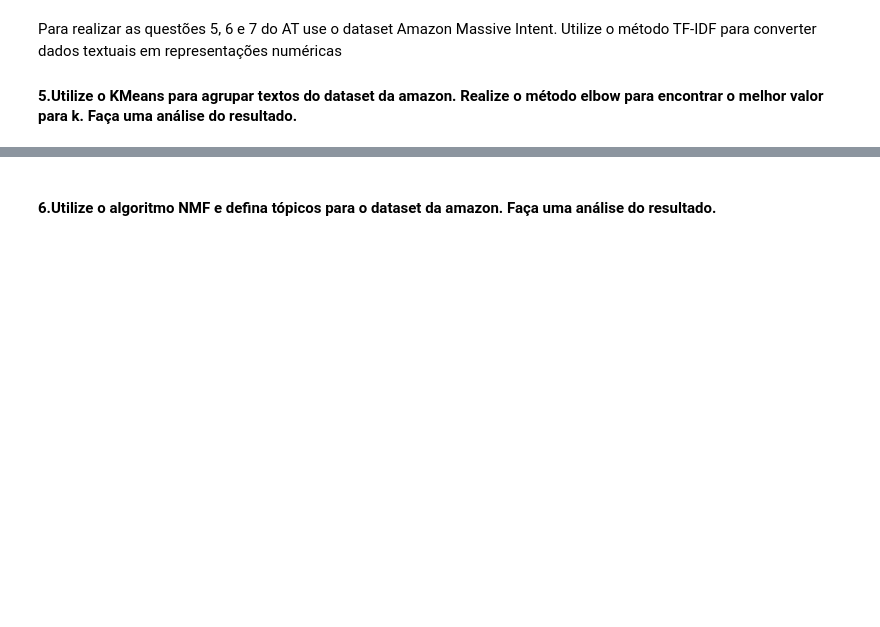
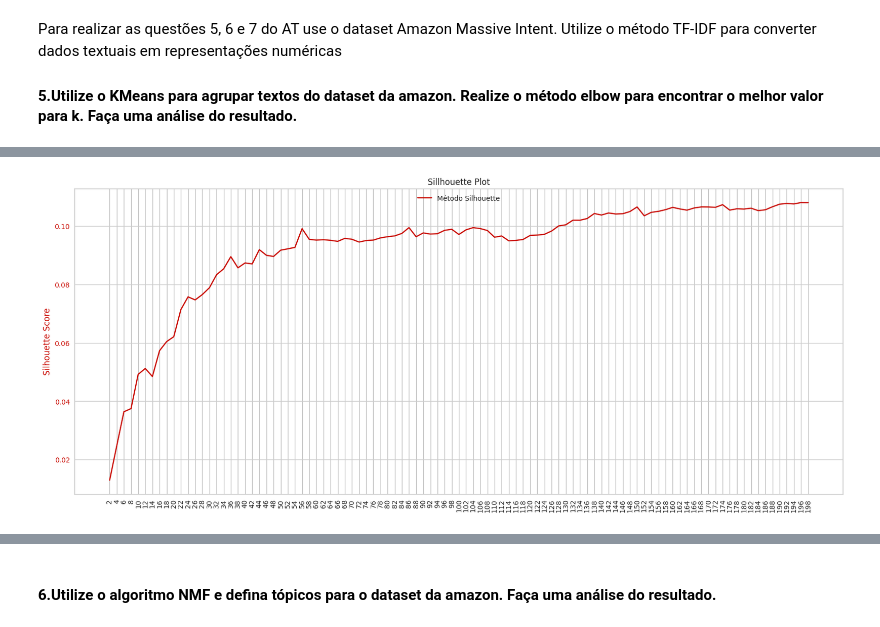
Before and after one commit to rodrigo1992-cmyk/Faculdade, a Jupyter notebook: Notebooks/rodrigo_mesquita_DR4_AT.ipynb, the cells around one changed output, grey strips where cells are left out. Saved outputs shown, nothing was run; the diff lists cells and outputs as text; code cells hidden in the pictures; blank space fills up the shorter version.

```diff
--- a/Notebooks/rodrigo_mesquita_DR4_AT.ipynb
+++ b/Notebooks/rodrigo_mesquita_DR4_AT.ipynb
@@ -127,0 +250,20 @@ Para realizar as questões 5, 6 e 7 do AT use o dataset Amazon Massive Intent. U
+# %%
+# Gráfico Silhouete
+fig, ax1 = plt.subplots(figsize=(20, 8))
+ax1.plot(list(silhouette.keys()), list(silhouette.values()), label="Método Silhouette", color='r')
+ax1.set_ylabel('Silhouette Score', fontsize=12, color='r')
+ax1.tick_params('y', colors='r')
+ax1.legend(loc='upper center')
+
+#Ajustar o Xticks para que seja de 1 em 1
+ax1.set_xticks(list(elbow.keys()))
+ax1.set_xticklabels(list(elbow.keys()))
+#rotacionar os Xticks
+plt.xticks(rotation=90)
+#Adicionar grid vertical
+ax1.grid(visible=True, axis='x', linestyle='-', color='gray', alpha=0.5)
+
+plt.title('Sillhouette Plot')
+plt.show()
+# %% [output]
+[figure, added]
```
Also changed, not shown: parts of 12 cells of this notebook, 2 other files.
